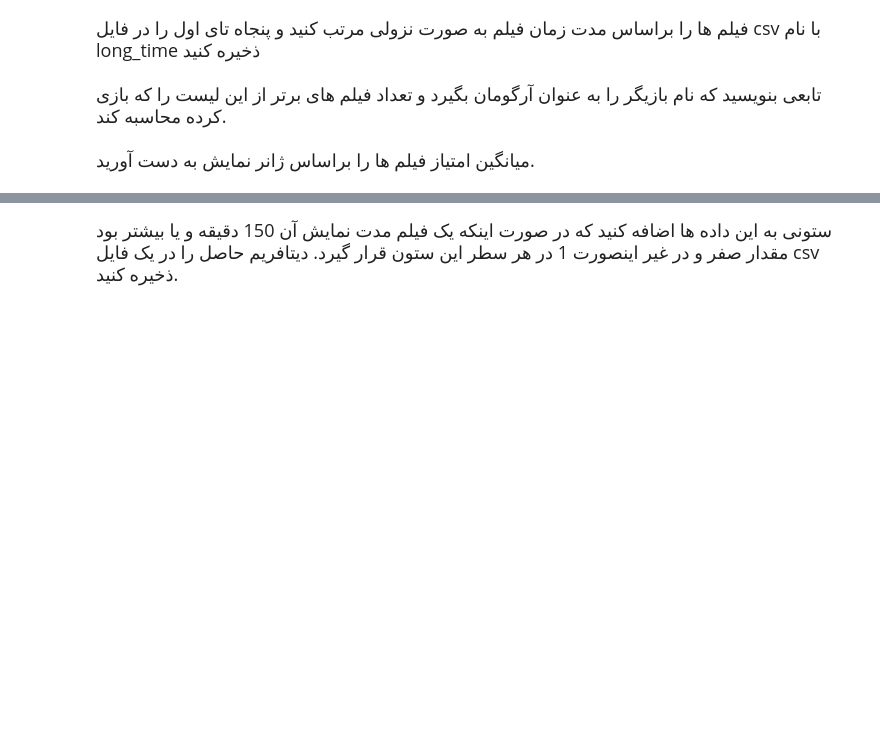
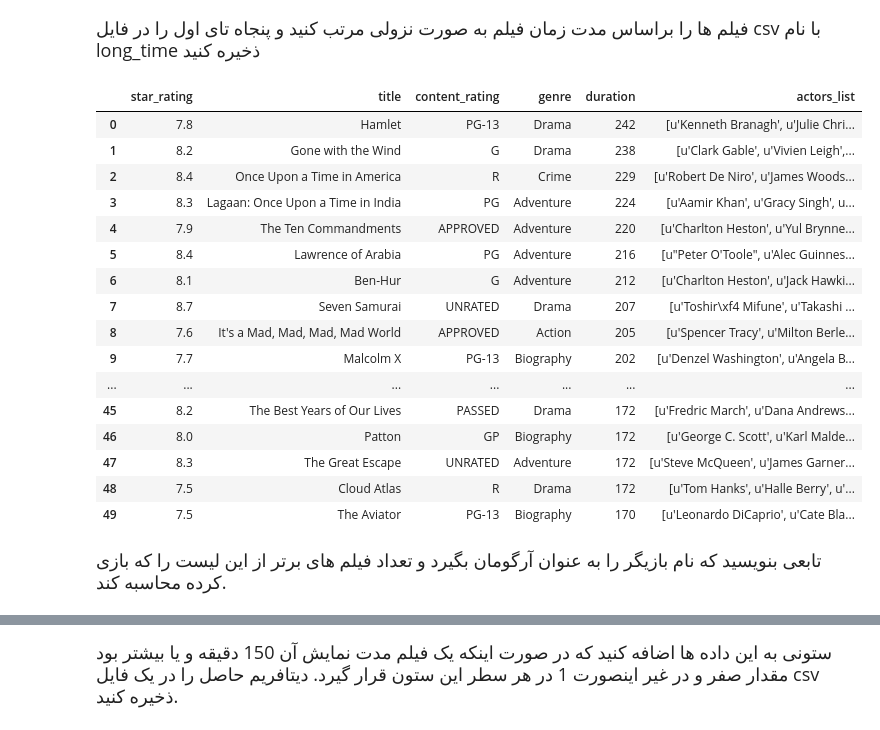
Before and after one commit to MapsaBootCamp/ML3_EXERCISE, a Jupyter notebook: week3_exercise.ipynb, the cells around one changed output, grey strips where cells are left out. Drawn from its saved outputs; the diff is of its cells as text; code cells hidden in the pictures; blank space fills up the shorter version.

```diff
--- a/week3_exercise.ipynb
+++ b/week3_exercise.ipynb
@@ -137,3 +263,24 @@ movies.describe()
+# %%
+sorted_movie = pd.read_csv("long_time.csv")
+sorted_movie
+# %% [output]
+|  | star_rating | title | content_rating | genre | duration | actors_list |
+| 0 | 7.8 | Hamlet | PG-13 | Drama | 242 | [u'Kenneth Branagh', u'Julie Chri... |
+| 1 | 8.2 | Gone with the Wind | G | Drama | 238 | [u'Clark Gable', u'Vivien Leigh',... |
+| 2 | 8.4 | Once Upon a Time in America | R | Crime | 229 | [u'Robert De Niro', u'James Woods... |
+| 3 | 8.3 | Lagaan: Once Upon a Time in India | PG | Adventure | 224 | [u'Aamir Khan', u'Gracy Singh', u... |
+| 4 | 7.9 | The Ten Commandments | APPROVED | Adventure | 220 | [u'Charlton Heston', u'Yul Brynne... |
+| 5 | 8.4 | Lawrence of Arabia | PG | Adventure | 216 | [u"Peter O'Toole", u'Alec Guinnes... |
+| 6 | 8.1 | Ben-Hur | G | Adventure | 212 | [u'Charlton Heston', u'Jack Hawki... |
+| 7 | 8.7 | Seven Samurai | UNRATED | Drama | 207 | [u'Toshir\xf4 Mifune', u'Takashi ... |
+| 8 | 7.6 | It's a Mad, Mad, Mad, Mad World | APPROVED | Action | 205 | [u'Spencer Tracy', u'Milton Berle... |
+| 9 | 7.7 | Malcolm X | PG-13 | Biography | 202 | [u'Denzel Washington', u'Angela B... |
+| ... | ... | ... | ... | ... | ... | ... |
+| 45 | 8.2 | The Best Years of Our Lives | PASSED | Drama | 172 | [u'Fredric March', u'Dana Andrews... |
+| 46 | 8.0 | Patton | GP | Biography | 172 | [u'George C. Scott', u'Karl Malde... |
+| 47 | 8.3 | The Great Escape | UNRATED | Adventure | 172 | [u'Steve McQueen', u'James Garner... |
+| 48 | 7.5 | Cloud Atlas | R | Drama | 172 | [u'Tom Hanks', u'Halle Berry', u'... |
+| 49 | 7.5 | The Aviator | PG-13 | Biography | 170 | [u'Leonardo DiCaprio', u'Cate Bla... |
 # %% [markdown]
 <div dir = "rtl" style="direction:rtl;line-height:300%;">
 	<font face="XB Zar" size=4>
@@ -146,7 +290,0 @@ movies.describe()
-# %% [markdown]
-<div dir = "rtl" style="direction:rtl;line-height:300%;">
-	<font face="XB Zar" size=4>
-         میانگین امتیاز فیلم ها را براساس ژانر نمایش به دست آورید.
-        <br/>
-    </font>
-</div>
```
Also changed, not shown: parts of 25 cells of this notebook, 1 other file.
